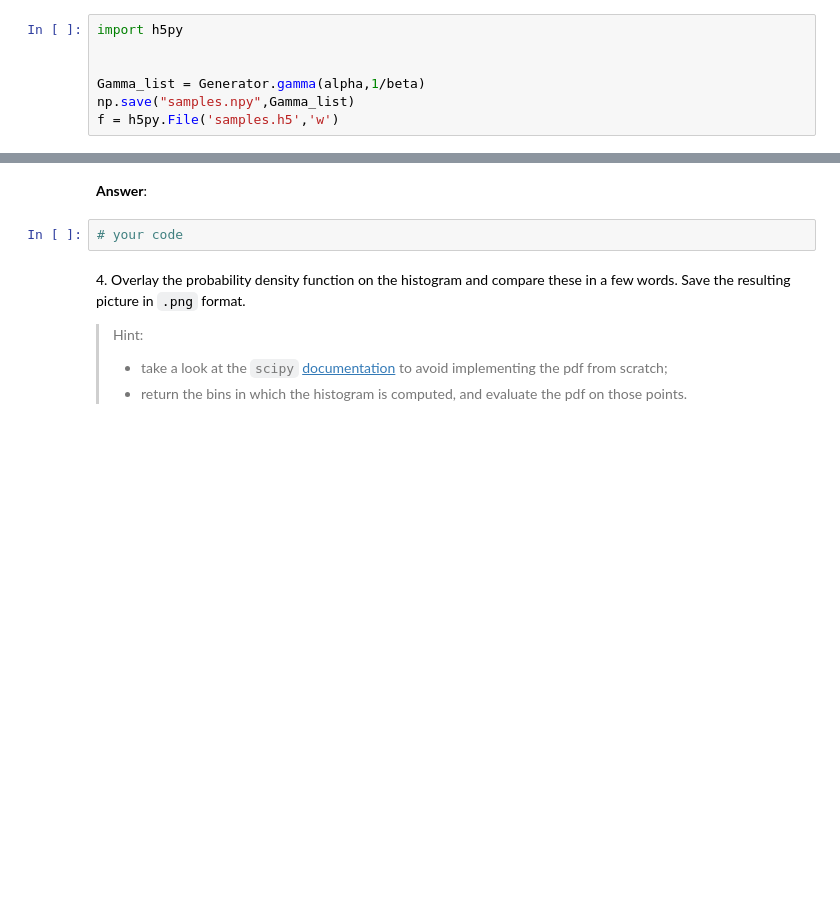
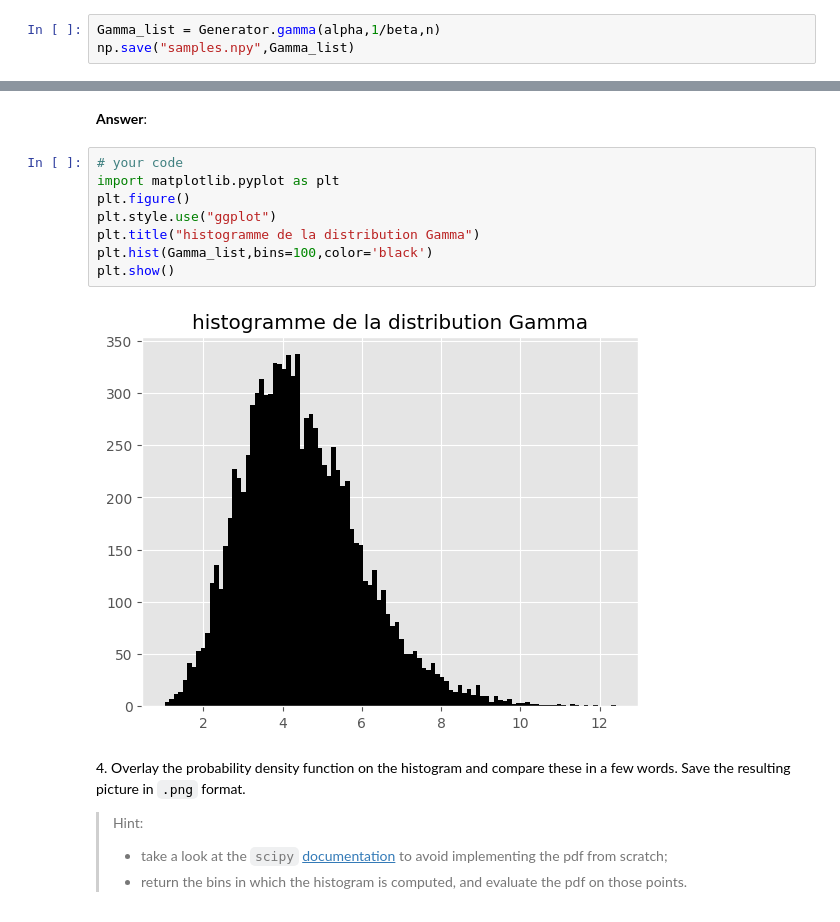
Before and after one commit to VictorCilleros/python_sdia_All, a Jupyter notebook: Labs/Lab2/lab2.ipynb, the cells around one changed output, grey strips where cells are left out. Drawn from its saved outputs; the diff is of its cells as text; blank space fills up the shorter version.

Commit message:
Ajout histo

```diff
--- a/Labs/Lab2/lab2.ipynb
+++ b/Labs/Lab2/lab2.ipynb
@@ -55,12 +55,8 @@ Generator = np.random.default_rng(84522)
 # %% [markdown]
 **Answer**:
 # %%
-import h5py
-
-
-Gamma_list = Generator.gamma(alpha,1/beta)
+Gamma_list = Generator.gamma(alpha,1/beta,n)
 np.save("samples.npy",Gamma_list)
-f = h5py.File('samples.h5','w')
 # %% [markdown]
 3\. Estimate an histogram of this distribution for a well chosen set of bins, and display it.
 > Warnings:
@@ -68,8 +64,16 @@ f = h5py.File('samples.h5','w')
 > - do not forget to include a proper title with names for the axes.
 # %% [markdown]
 **Answer**:
-# %%
-# your code
+# %%
+# your code
+import matplotlib.pyplot as plt
+plt.figure()
+plt.style.use("ggplot")
+plt.title("histogramme de la distribution Gamma")
+plt.hist(Gamma_list,bins=100,color='black')
+plt.show()
+# %% [output]
+[figure, added]
 # %% [markdown]
 4\. Overlay the probability density function on the histogram and compare these in a few words. Save the resulting picture in `.png` format.
 > Hint:
```
Also changed, not shown: parts of 2 cells of this notebook, 1 other file.
